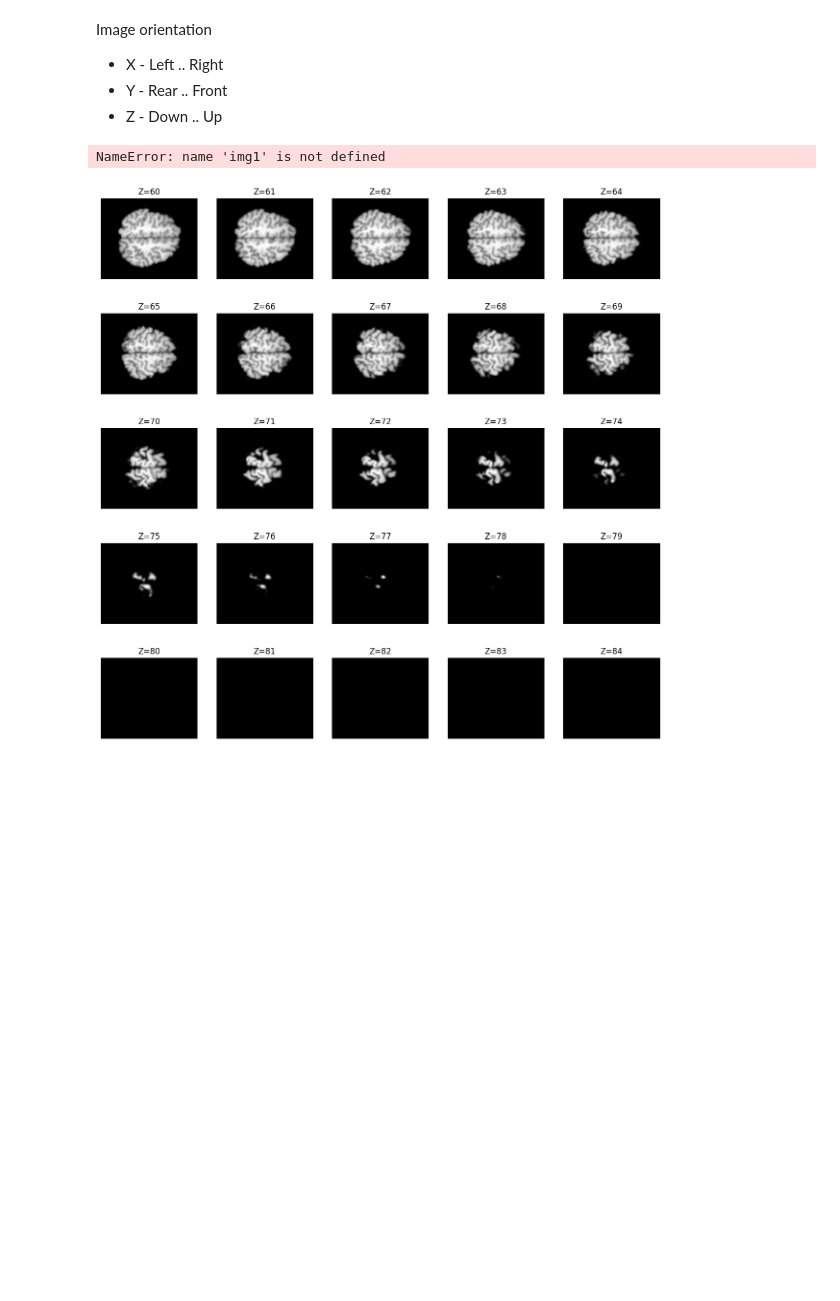
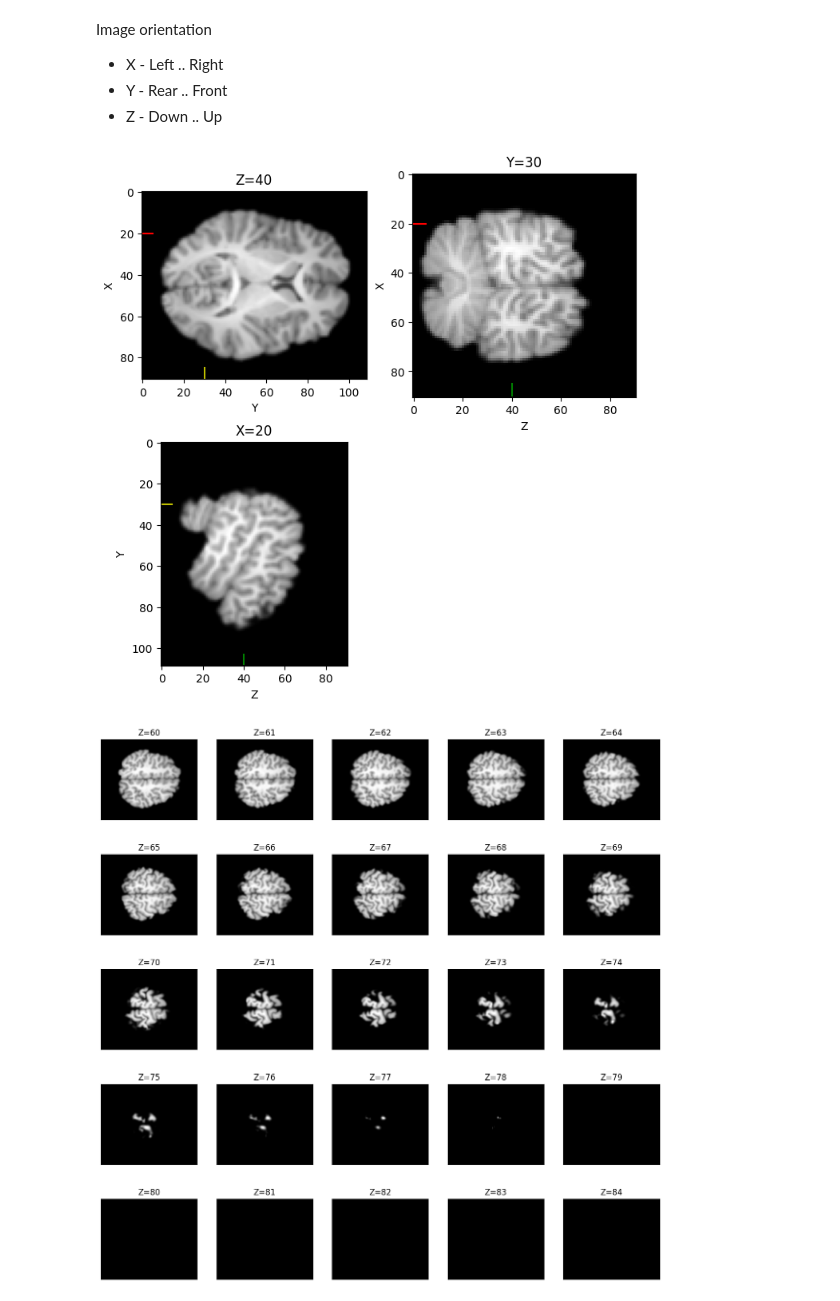
Before and after one commit to Taboh250/sep23_cds_int_medical_data, a Jupyter notebook: sep23_cds_int_medical_data.ipynb, the cells around one changed output. Drawn from its saved outputs; the diff is of its cells as text; code cells hidden in the pictures; blank space fills up the shorter version.

```diff
--- a/sep23_cds_int_medical_data.ipynb
+++ b/sep23_cds_int_medical_data.ipynb
@@ -9,8 +9,3 @@ import nibabel as nib
 from skimage import io
 from google.colab import drive
 import matplotlib.pyplot as plt
-
-url = "https://github.com/jricardoct15/sep23_cds_int_medical_data/raw/main/MRI_Viz.py"
-!wget --no-cache --backups=1 {url}
-import MRI_Viz
-!rm MRI_Viz.py
@@ -161,9 +139,9 @@ Image orientation
 *   Y - Rear .. Front
 *   Z - Down .. Up
 # %%
-MRI_Viz.PlotNiftiXYZ(img1,20,30,40)
+PlotNiftiXYZ(img1,20,30,40)
 # %% [output]
-NameError: name 'img1' is not defined
+[figure, added]
 # %%
 def PlotNifti25(Image,Axis,Start):
   '''
```
Also changed, not shown: parts of 4 cells of this notebook.
